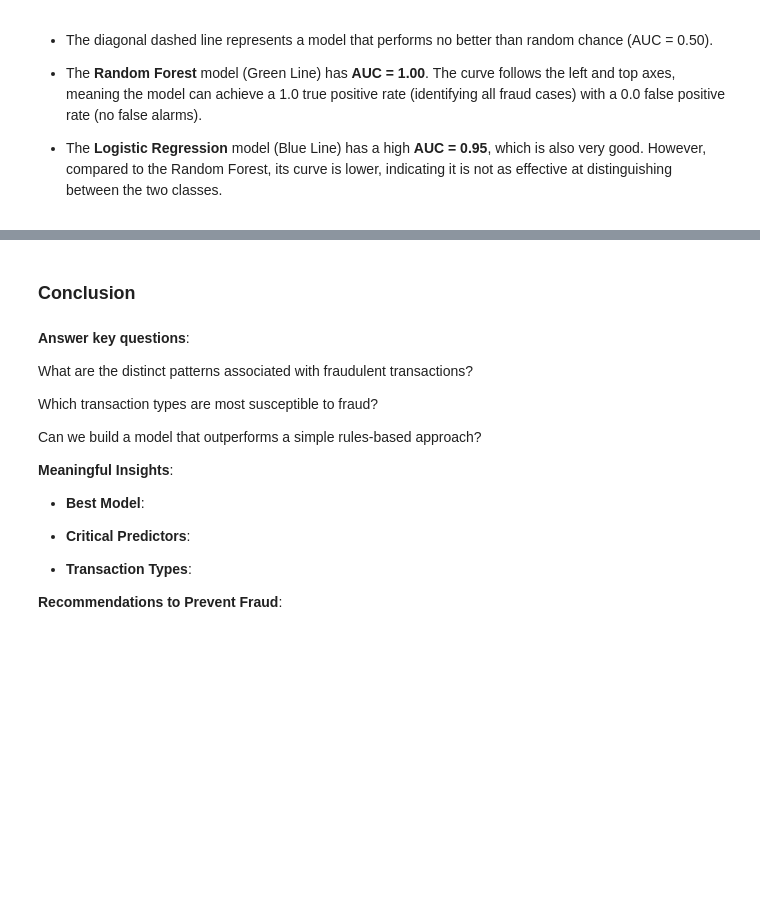
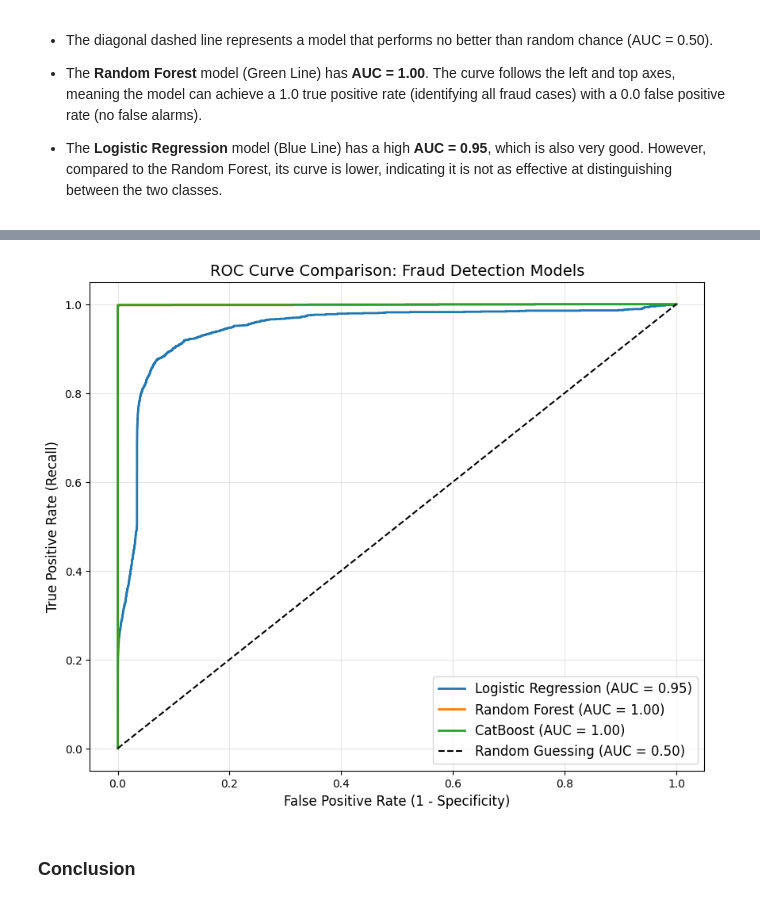
Before and after one commit to yudianke/online-payment-fraud-detection, a Jupyter notebook: fraud_detection.ipynb, the cells around one changed output, grey strips where cells are left out. Drawn from its saved outputs; the diff is of its cells as text; code cells hidden in the pictures; blank space fills up the shorter version.

Commit message:
catboost added
catboost added and conclusion question answered

```diff
--- a/fraud_detection.ipynb
+++ b/fraud_detection.ipynb
@@ -523,20 +590,34 @@ Model Comparison: ROC Curves
+# %%
+# Predict probability of the positive class (Class 1 - Fraud)
+y_prob_log = lr.predict_proba(X_test_scaled)[:, 1]
+y_prob_rf  = rf.predict_proba(X_test_scaled)[:, 1]
+y_prob_cat = cat.predict_proba(X_test_scaled)[:, 1]
+
+# Calculate AUC Scores
+auc_log = roc_auc_score(y_test, y_prob_log)
+auc_rf  = roc_auc_score(y_test, y_prob_rf)
+auc_cat = roc_auc_score(y_test, y_prob_cat)
+
+# Calculate ROC Curve Metrics
+fpr_log, tpr_log, _ = roc_curve(y_test, y_prob_log)
+fpr_rf,  tpr_rf,  _ = roc_curve(y_test, y_prob_rf)
+fpr_cat, tpr_cat, _ = roc_curve(y_test, y_prob_cat)
+
+plt.figure(figsize=(10, 8))
+
+plt.plot(fpr_log, tpr_log, label=f'Logistic Regression (AUC = {auc_log:.2f})', linewidth=2)
+plt.plot(fpr_rf,  tpr_rf,  label=f'Random Forest (AUC = {auc_rf:.2f})', linewidth=2)
+plt.plot(fpr_cat, tpr_cat, label=f'CatBoost (AUC = {auc_cat:.2f})', linewidth=2)
+
+plt.plot([0, 1], [0, 1], 'k--', label='Random Guessing (AUC = 0.50)')
+
+plt.xlabel('False Positive Rate (1 - Specificity)', fontsize=12)
+plt.ylabel('True Positive Rate (Recall)', fontsize=12)
+plt.title('ROC Curve Comparison: Fraud Detection Models', fontsize=14)
+plt.legend(loc='lower right', fontsize=12)
+plt.grid(True, alpha=0.3)
+plt.show()
+# %% [output]
+[figure, added]
 # %% [markdown]
 ### **Conclusion**
-# %% [markdown]
-**Answer key questions**:
-
-What are the distinct patterns associated with fraudulent transactions?
-
-Which transaction types are most susceptible to fraud?
-
-Can we build a model that outperforms a simple rules-based approach?
-
-**Meaningful Insights**:
-
-* **Best Model**:
-
-* **Critical Predictors**:
-
-* **Transaction Types**:
-
-**Recommendations to Prevent Fraud**:
```
Also changed, not shown: parts of 12 cells of this notebook.
